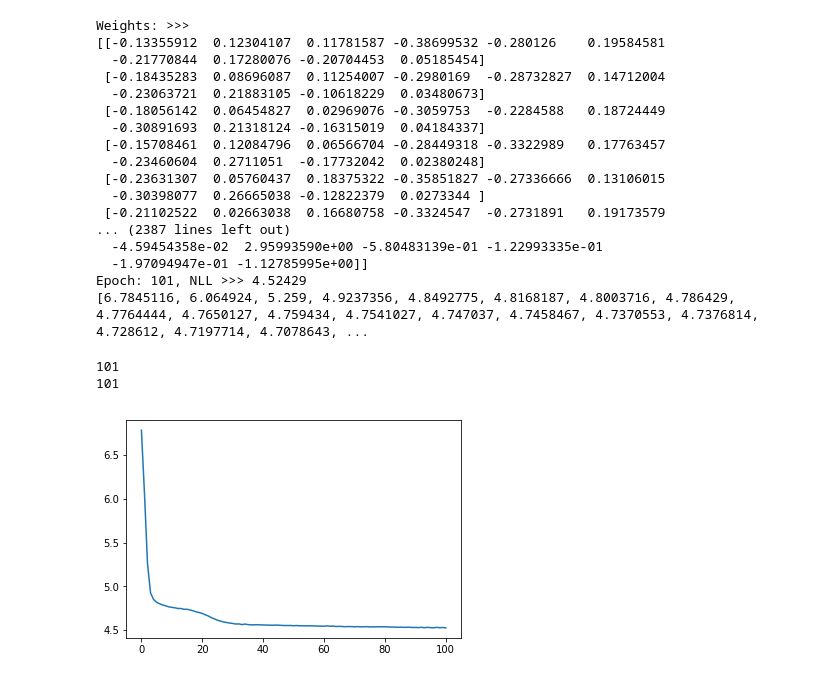
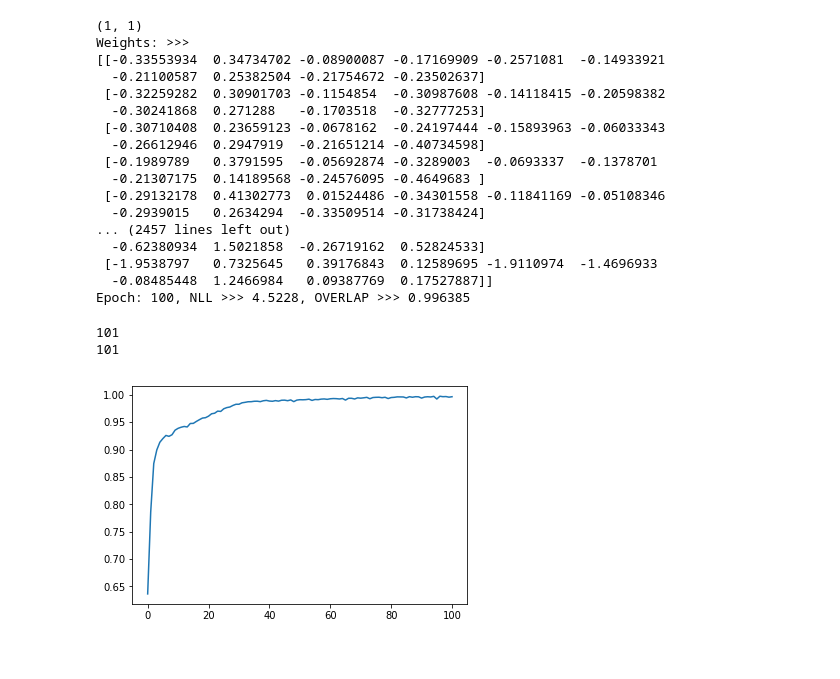
Before and after one commit to PIQuIL/QuCumber, a Jupyter notebook: benchmarks/tensorflow/rbm_TF.ipynb, the cells around one changed output. Cells and saved outputs as stored; diff of their text form; code cells hidden in the pictures.

Commit message:
Overlap converges to 1 w/ lr = 0.1, #epochs = 100
Not 100% sure if it is working yet... might be a bug somewhere that might be making my NLL and overlap look suspect.

```diff
--- a/benchmarks/tensorflow/rbm_TF.ipynb
+++ b/benchmarks/tensorflow/rbm_TF.ipynb
@@ -7,7 +7,7 @@ import itertools as it
 # %%
 training_data = np.loadtxt('../../NNQuST-master/benchmarks/c++/training_data.txt').astype(np.float32)
 target_psi = np.loadtxt('../../NNQuST-master/benchmarks/c++/target_psi.txt').astype(np.float32)
-target_psi = tf.reshape(target_psi, shape = [1024, 1])
+target_psi = np.reshape(target_psi, (1024, 1))
 # %%
 class RBM:
 
@@ -294,32 +289,32 @@ def train(training_data, num_epochs):
 # %%
-NLL_list, epoch_list = train(training_data, 100)
-print NLL_list
+NLL_list, OVERLAP_list, epoch_list = train(training_data, 100)
+#print OVERLAP_list
 #print overlap_list
 # %% [output]
+(1, 1)
 Weights: >>>
-[[-0.13355912  0.12304107  0.11781587 -0.38699532 -0.280126    0.19584581
-  -0.21770844  0.17280076 -0.20704453  0.05185454]
- [-0.18435283  0.08696087  0.11254007 -0.2980169  -0.28732827  0.14712004
-  -0.23063721  0.21883105 -0.10618229  0.03480673]
- [-0.18056142  0.06454827  0.02969076 -0.3059753  -0.2284588   0.18724449
-  -0.30891693  0.21318124 -0.16315019  0.04184337]
- [-0.15708461  0.12084796  0.06566704 -0.28449318 -0.3322989   0.17763457
-  -0.23460604  0.2711051  -0.17732042  0.02380248]
- [-0.23631307  0.05760437  0.18375322 -0.35851827 -0.27336666  0.13106015
-  -0.30398077  0.26665038 -0.12822379  0.0273344 ]
- [-0.21102522  0.02663038  0.16680758 -0.3324547  -0.2731891   0.19173579
-... (2387 lines left out)
-  -4.59454358e-02  2.95993590e+00 -5.80483139e-01 -1.22993335e-01
-  -1.97094947e-01 -1.12785995e+00]]
-Epoch: 101, NLL >>> 4.52429
-[6.7845116, 6.064924, 5.259, 4.9237356, 4.8492775, 4.8168187, 4.8003716, 4.786429, 4.7764444, 4.7650127, 4.759434, 4.7541027, 4.747037, 4.7458467, 4.7370553, 4.7376814, 4.728612, 4.7197714, 4.7078643, ...
+[[-0.33553934  0.34734702 -0.08900087 -0.17169909 -0.2571081  -0.14933921
+  -0.21100587  0.25382504 -0.21754672 -0.23502637]
+ [-0.32259282  0.30901703 -0.1154854  -0.30987608 -0.14118415 -0.20598382
+  -0.30241868  0.271288   -0.1703518  -0.32777253]
+ [-0.30710408  0.23659123 -0.0678162  -0.24197444 -0.15893963 -0.06033343
+  -0.26612946  0.2947919  -0.21651214 -0.40734598]
+ [-0.1989789   0.3791595  -0.05692874 -0.3289003  -0.0693337  -0.1378701
+  -0.21307175  0.14189568 -0.24576095 -0.4649683 ]
+ [-0.29132178  0.41302773  0.01524486 -0.34301558 -0.11841169 -0.05108346
+  -0.2939015   0.2634294  -0.33509514 -0.31738424]
+... (2457 lines left out)
+  -0.62380934  1.5021858  -0.26719162  0.52824533]
+ [-1.9538797   0.7325645   0.39176843  0.12589695 -1.9110974  -1.4696933
+  -0.08485448  1.2466984   0.09387769  0.17527887]]
+Epoch: 100, NLL >>> 4.5228, OVERLAP >>> 0.996385
 # %%
+OVERLAP_list = np.reshape(OVERLAP_list, (np.shape(OVERLAP_list)[0]))
 print len(NLL_list)
-epoch_list = range(101)
 print len(epoch_list)
-plt.plot(epoch_list, NLL_list)
+plt.plot(epoch_list, OVERLAP_list)
 plt.show()
 # %% [output]
 101
 101
-[figure, old version]
+[figure, new version]
```
Also changed, not shown: parts of 2 cells of this notebook.
